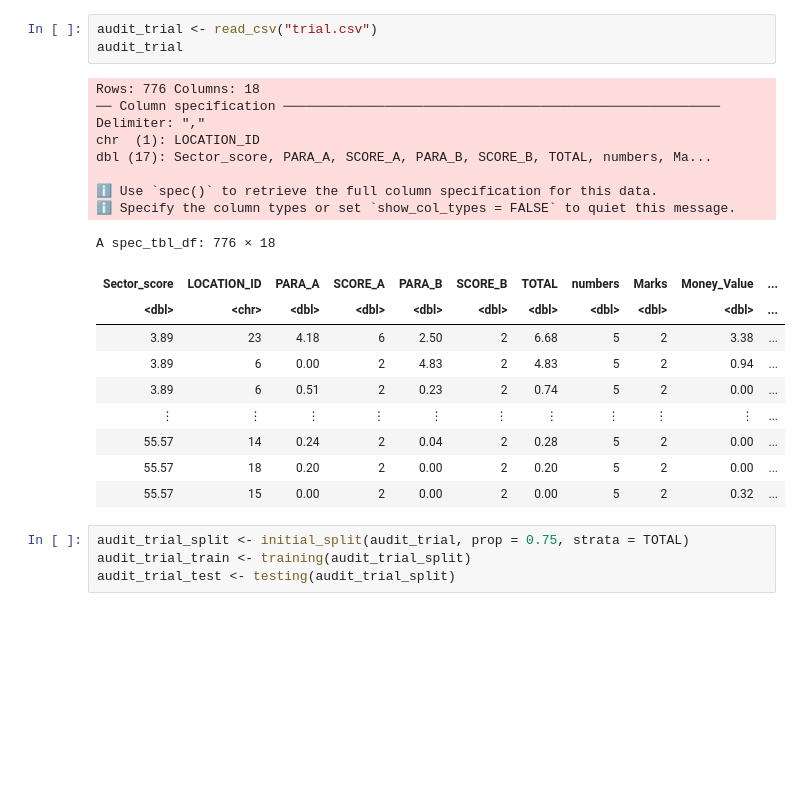
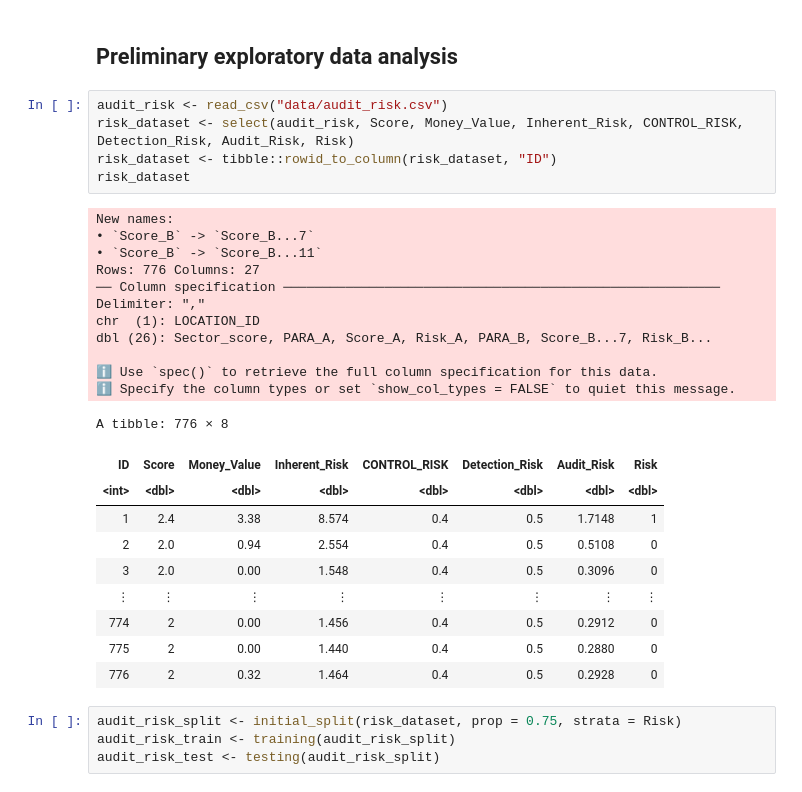
Before and after one commit to RofiaChen555/dsci-100-group-project, a Jupyter notebook: dsci100-proposal.ipynb, the cells around one changed output. Saved outputs shown, nothing was run; the diff lists cells and outputs as text; blank space fills up the shorter version.

```diff
--- a/dsci100-proposal.ipynb
+++ b/dsci100-proposal.ipynb
@@ -29,27 +12,34 @@ ERROR: Error in file(filename, "r", encoding = encoding): cannot open the connec
+# %% [markdown]
+## Preliminary exploratory data analysis
 # %%
-audit_trial <- read_csv("trial.csv")
-audit_trial
+audit_risk <- read_csv("data/audit_risk.csv")
+risk_dataset <- select(audit_risk, Score, Money_Value, Inherent_Risk, CONTROL_RISK, Detection_Risk, Audit_Risk, Risk)
+risk_dataset <- tibble::rowid_to_column(risk_dataset, "ID")
+risk_dataset
 # %% [output]
-Rows: 776 Columns: 18
+New names:
+• `Score_B` -> `Score_B...7`
+• `Score_B` -> `Score_B...11`
+Rows: 776 Columns: 27
 ── Column specification ────────────────────────────────────────────────────────
 Delimiter: ","
 chr  (1): LOCATION_ID
-dbl (17): Sector_score, PARA_A, SCORE_A, PARA_B, SCORE_B, TOTAL, numbers, Ma...
+dbl (26): Sector_score, PARA_A, Score_A, Risk_A, PARA_B, Score_B...7, Risk_B...
 
 ℹ Use `spec()` to retrieve the full column specification for this data.
 ℹ Specify the column types or set `show_col_types = FALSE` to quiet this message.
-A spec_tbl_df: 776 × 18
+A tibble: 776 × 8
-| Sector_score | LOCATION_ID | PARA_A | SCORE_A | PARA_B | SCORE_B | TOTAL | numbers | Marks | Money_Value | ... |
-| <dbl> | <chr> | <dbl> | <dbl> | <dbl> | <dbl> | <dbl> | <dbl> | <dbl> | <dbl> | ... |
-| 3.89 | 23 | 4.18 | 6 | 2.50 | 2 | 6.68 | 5 | 2 | 3.38 | ... |
-| 3.89 | 6 | 0.00 | 2 | 4.83 | 2 | 4.83 | 5 | 2 | 0.94 | ... |
-| 3.89 | 6 | 0.51 | 2 | 0.23 | 2 | 0.74 | 5 | 2 | 0.00 | ... |
-| ⋮ | ⋮ | ⋮ | ⋮ | ⋮ | ⋮ | ⋮ | ⋮ | ⋮ | ⋮ | ... |
-| 55.57 | 14 | 0.24 | 2 | 0.04 | 2 | 0.28 | 5 | 2 | 0.00 | ... |
-| 55.57 | 18 | 0.20 | 2 | 0.00 | 2 | 0.20 | 5 | 2 | 0.00 | ... |
-| 55.57 | 15 | 0.00 | 2 | 0.00 | 2 | 0.00 | 5 | 2 | 0.32 | ... |
+| ID | Score | Money_Value | Inherent_Risk | CONTROL_RISK | Detection_Risk | Audit_Risk | Risk |
+| <int> | <dbl> | <dbl> | <dbl> | <dbl> | <dbl> | <dbl> | <dbl> |
+| 1 | 2.4 | 3.38 | 8.574 | 0.4 | 0.5 | 1.7148 | 1 |
+| 2 | 2.0 | 0.94 | 2.554 | 0.4 | 0.5 | 0.5108 | 0 |
+| 3 | 2.0 | 0.00 | 1.548 | 0.4 | 0.5 | 0.3096 | 0 |
+| ⋮ | ⋮ | ⋮ | ⋮ | ⋮ | ⋮ | ⋮ | ⋮ |
+| 774 | 2 | 0.00 | 1.456 | 0.4 | 0.5 | 0.2912 | 0 |
+| 775 | 2 | 0.00 | 1.440 | 0.4 | 0.5 | 0.2880 | 0 |
+| 776 | 2 | 0.32 | 1.464 | 0.4 | 0.5 | 0.2928 | 0 |
 # %%
-audit_trial_split <- initial_split(audit_trial, prop = 0.75, strata = TOTAL)
-audit_trial_train <- training(audit_trial_split)
-audit_trial_test <- testing(audit_trial_split)
+audit_risk_split <- initial_split(risk_dataset, prop = 0.75, strata = Risk)
+audit_risk_train <- training(audit_risk_split)
+audit_risk_test <- testing(audit_risk_split)
 # %%
```
Also changed, not shown: parts of 8 cells of this notebook.
